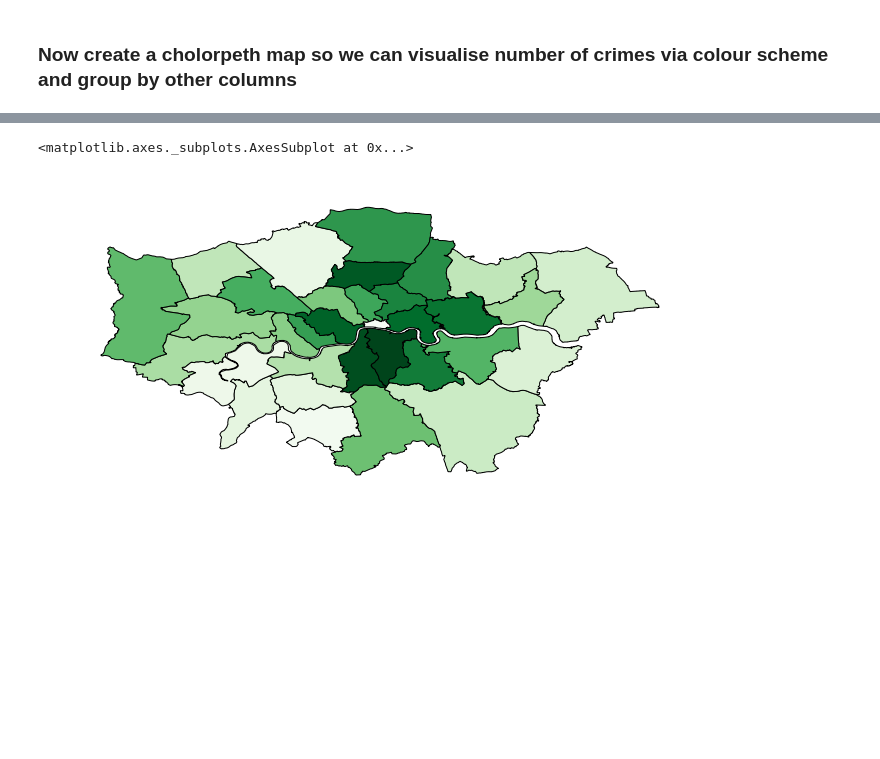
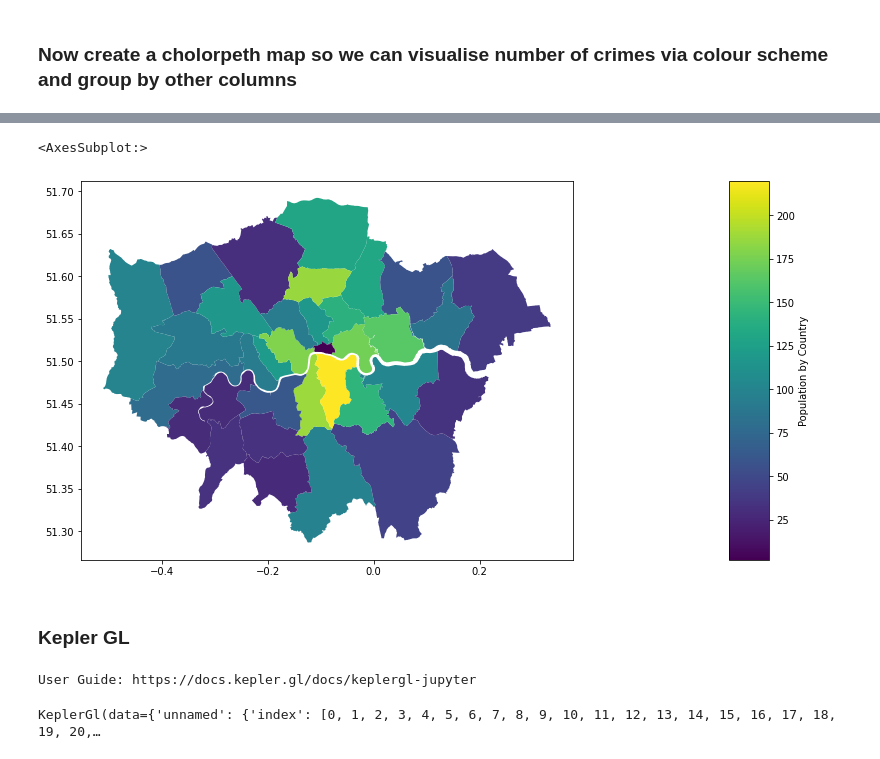
Before and after one commit to ryankarlos/geospatial, a Jupyter notebook: notebooks/geospatial_examples.ipynb, the cells around one changed output, grey strips where cells are left out. Drawn from its saved outputs; the diff is of its cells as text; code cells hidden in the pictures; blank space fills up the shorter version.

Commit message:
add jupyter notebook update

```diff
--- a/notebooks/geospatial_examples.ipynb
+++ b/notebooks/geospatial_examples.ipynb
@@ -228,5 +227,0 @@ geo_ds.plot()
-# %%
-geo_ds.crs = "epsg:4326"
-ax = london_map.plot(color=(0.96,0.85,0.76), edgecolor='black', figsize=(10,10))
-geo_ds.plot(ax=ax, edgecolor='black', color='red', markersize=15)
-plt.show()
@@ -234,0 +228,2 @@ plt.show()
+# %%
+london_map = gpd.read_file('../data/london_basemap.geojson')
@@ -249,6 +259,27 @@ df_chloro = df_chloro.drop_duplicates().reset_index(drop=True)
 # %%
+
+from mpl_toolkits.axes_grid1 import make_axes_locatable
 scheme = mapclassify.Quantiles(df_chloro['crimes'], k=100)
-geoplot.choropleth(df_chloro, hue=df_chloro['crimes'], scheme=scheme, cmap='Greens', figsize=(12, 12))
+fig = plt.figure(figsize=(15,15))
+ax = fig.add_subplot(111)
+divider = make_axes_locatable(ax)
+cax = divider.append_axes("right", size="5%", pad=0.1)
+df_chloro.plot(column='crimes',ax=ax,legend=True,legend_kwds={"label": "Population by Country"},cax=cax)
+
+
+#geoplot.choropleth(df_chloro, hue=df_chloro['crimes'], scheme=scheme, cmap='Greens', figsize=(12, 12))
 # %% [output]
-<matplotlib.axes._subplots.AxesSubplot at 0x...>
+<AxesSubplot:>
-[figure, old version]
+[figure, new version]
+# %% [markdown]
+### Kepler GL
+# %%
+# Load an empty map
+
+
+m = KeplerGl()
+m.add_data(london_map)
+display(m)
+# %% [output]
+User Guide: https://docs.kepler.gl/docs/keplergl-jupyter
+KeplerGl(data={'unnamed': {'index': [0, 1, 2, 3, 4, 5, 6, 7, 8, 9, 10, 11, 12, 13, 14, 15, 16, 17, 18, 19, 20,…
```
Also changed, not shown: parts of 13 cells of this notebook, 2 other files.
